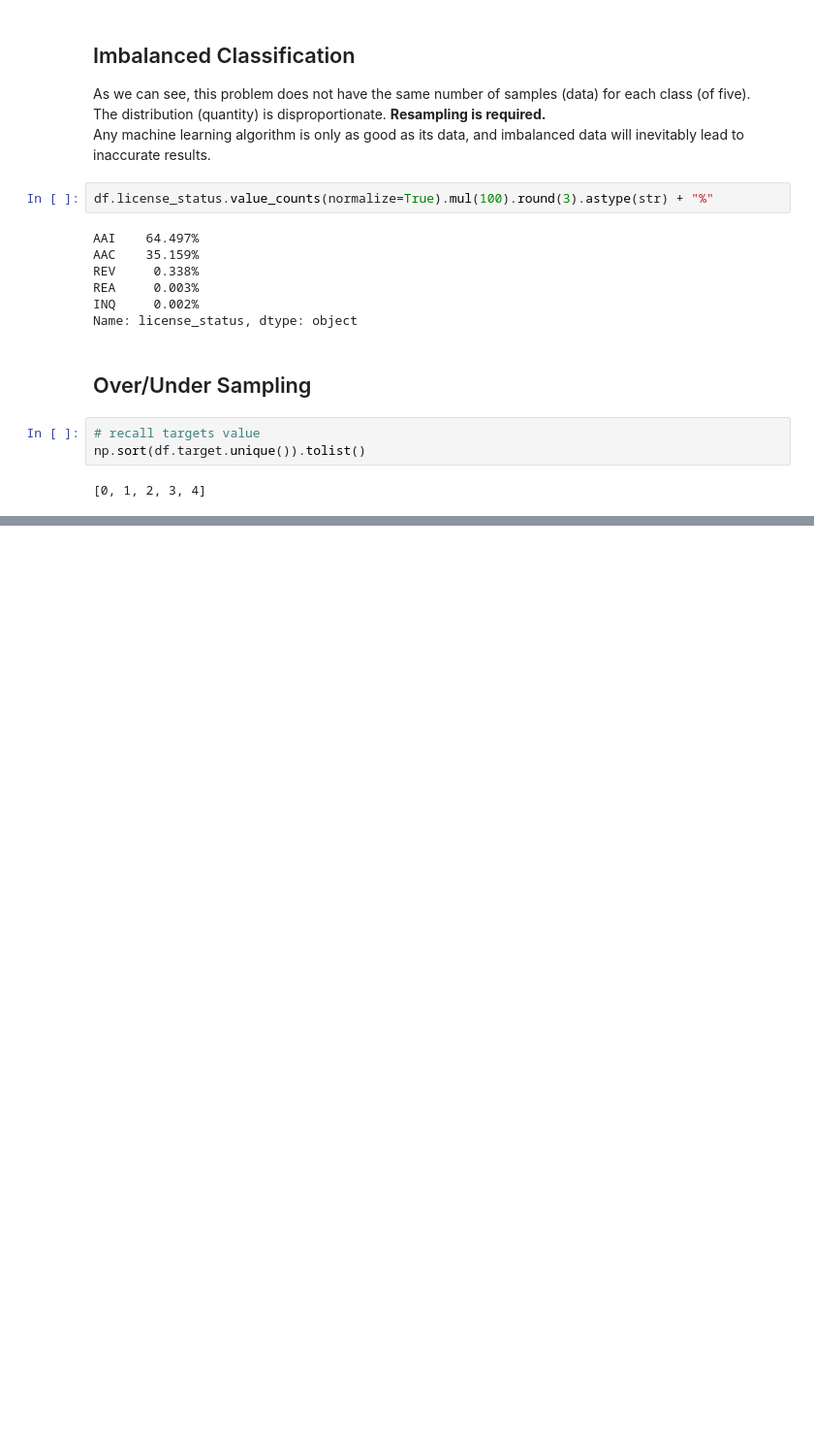
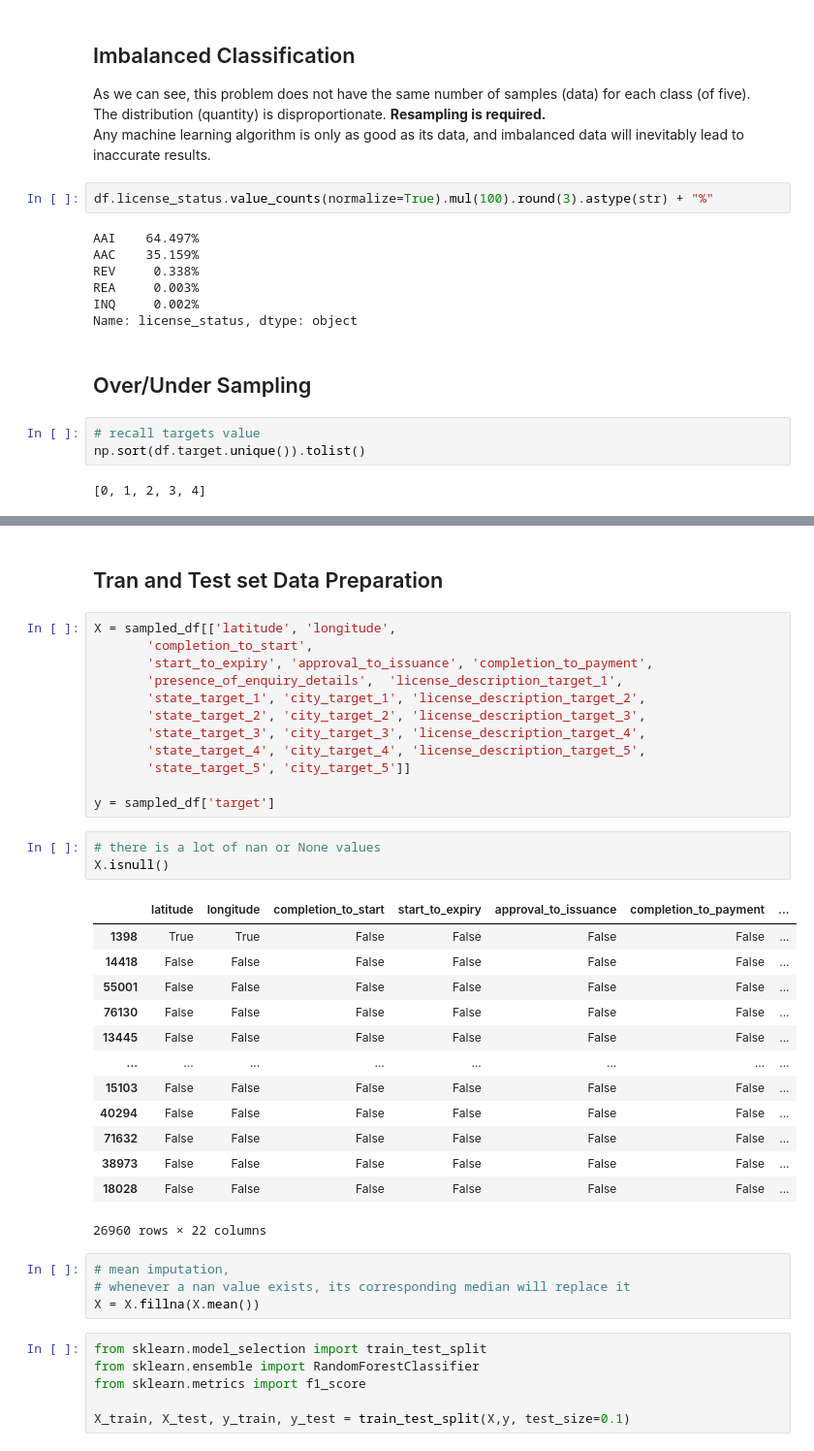
Before and after one commit to adilsonmedronha/License_status, a Jupyter notebook: src/License Status Multi Class Classification.ipynb, the cells around one changed output, grey strips where cells are left out. Shown at 97% size. Drawn from its saved outputs; the diff is of its cells as text; blank space fills up the shorter version.

Commit message:
Train/Set Data Preparation

```diff
--- a/src/License Status Multi Class Classification.ipynb
+++ b/src/License Status Multi Class Classification.ipynb
@@ -214,0 +215,41 @@ print(sampled_df.shape)
+# %% [markdown]
+## Tran and Test set Data Preparation
+# %%
+X = sampled_df[['latitude', 'longitude',
+       'completion_to_start',
+       'start_to_expiry', 'approval_to_issuance', 'completion_to_payment',
+       'presence_of_enquiry_details',  'license_description_target_1',
+       'state_target_1', 'city_target_1', 'license_description_target_2',
+       'state_target_2', 'city_target_2', 'license_description_target_3',
+       'state_target_3', 'city_target_3', 'license_description_target_4',
+       'state_target_4', 'city_target_4', 'license_description_target_5',
+       'state_target_5', 'city_target_5']]
+
+y = sampled_df['target']
+# %%
+# there is a lot of nan or None values
+X.isnull()
+# %% [output]
+|  | latitude | longitude | completion_to_start | start_to_expiry | approval_to_issuance | completion_to_payment | ... |
+| 1398 | True | True | False | False | False | False | ... |
+| 14418 | False | False | False | False | False | False | ... |
+| 55001 | False | False | False | False | False | False | ... |
+| 76130 | False | False | False | False | False | False | ... |
+| 13445 | False | False | False | False | False | False | ... |
+| ... | ... | ... | ... | ... | ... | ... | ... |
+| 15103 | False | False | False | False | False | False | ... |
+| 40294 | False | False | False | False | False | False | ... |
+| 71632 | False | False | False | False | False | False | ... |
+| 38973 | False | False | False | False | False | False | ... |
+| 18028 | False | False | False | False | False | False | ... |
+26960 rows × 22 columns
+# %%
+# mean imputation,
+# whenever a nan value exists, its corresponding median will replace it
+X = X.fillna(X.mean())
+# %%
+from sklearn.model_selection import train_test_split
+from sklearn.ensemble import RandomForestClassifier
+from sklearn.metrics import f1_score
+
+X_train, X_test, y_train, y_test = train_test_split(X,y, test_size=0.1)
```
Also changed, not shown: parts of 1 cell of this notebook.
